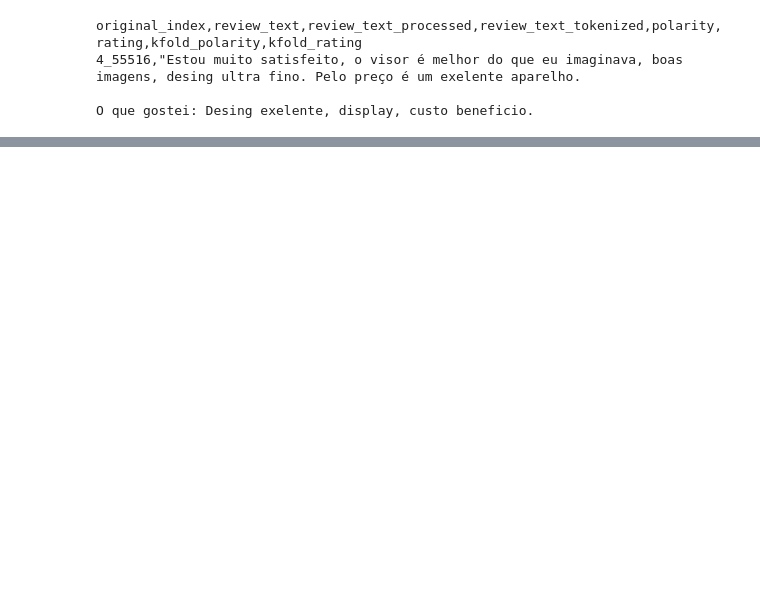
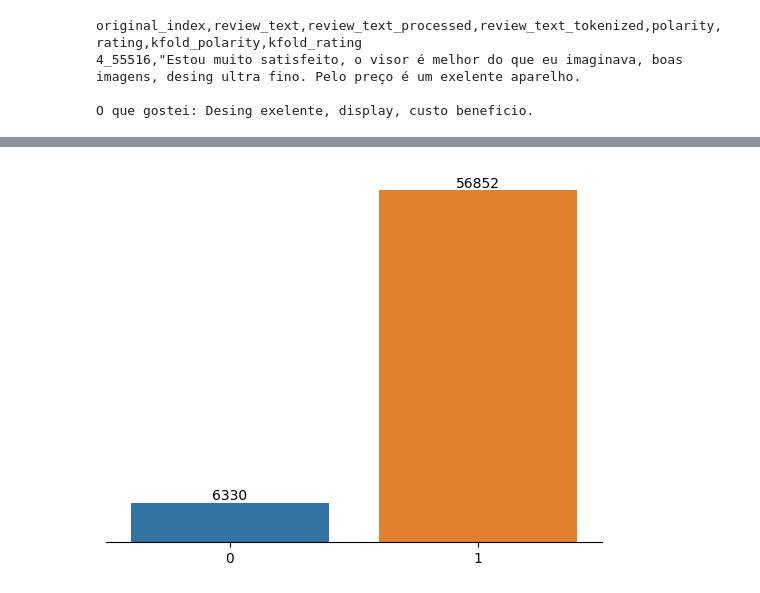
Before and after one commit to gomesluiz/nlp-for-fun, a Jupyter notebook: 01-aquisicao-dados-enriquecimento-de-dados.ipynb, the cells around one changed output, grey strips where cells are left out. Saved outputs shown, nothing was run; the diff lists cells and outputs as text; code cells hidden in the pictures; blank space fills up the shorter version.

```diff
--- a/01-aquisicao-dados-enriquecimento-de-dados.ipynb
+++ b/01-aquisicao-dados-enriquecimento-de-dados.ipynb
@@ -149,0 +260,11 @@ polarity_counts.plot(kind="bar")
+# %%
+# Enriquece o conjunto de treinamento. Esse procedimento não
+# ser aplicado somente no conjunto de testes. Esse
+# deve refletir dados do mundo real tão fielmente quanto possível.
+train = enriquecer_texto(train)
+# %%
+# plotar a distribuição de polaridade no conjunto de treino
+# após o enriquecimento.
+plotar_distribuicao_polaridade(train)
+# %% [output]
+[figure, added]
```
Also changed, not shown: parts of 17 cells of this notebook.
